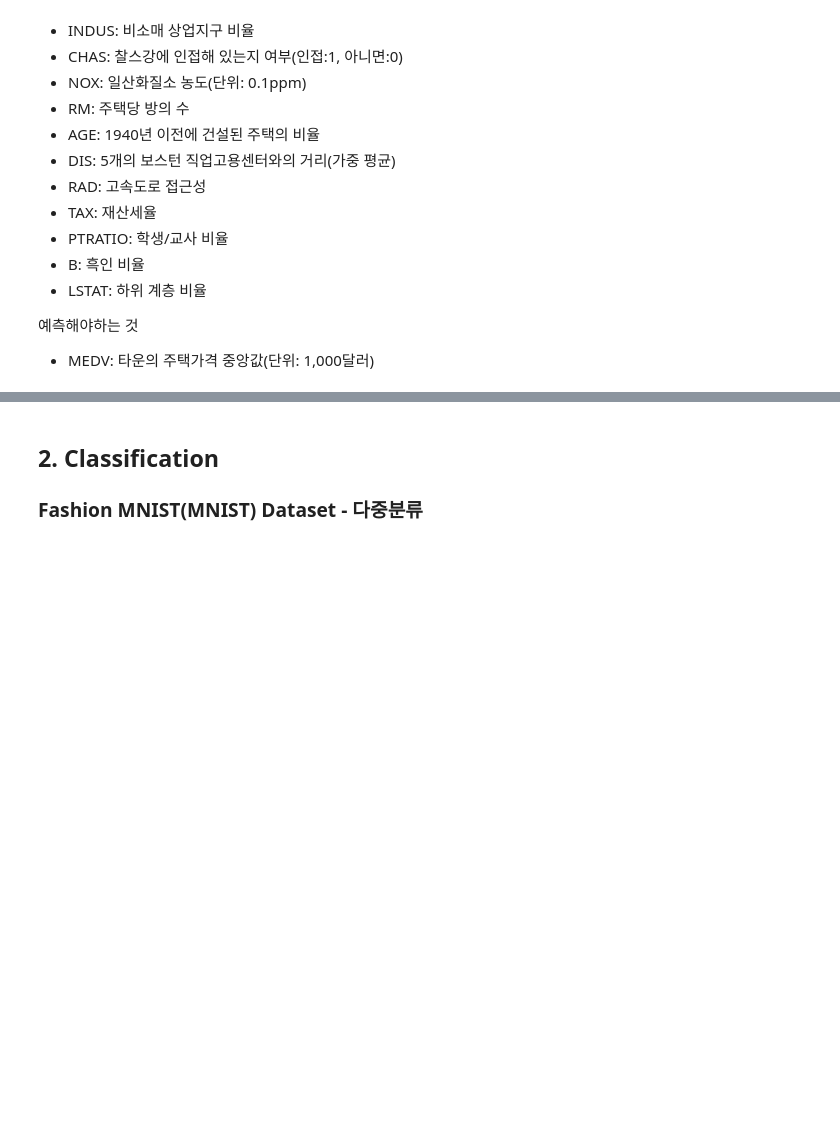
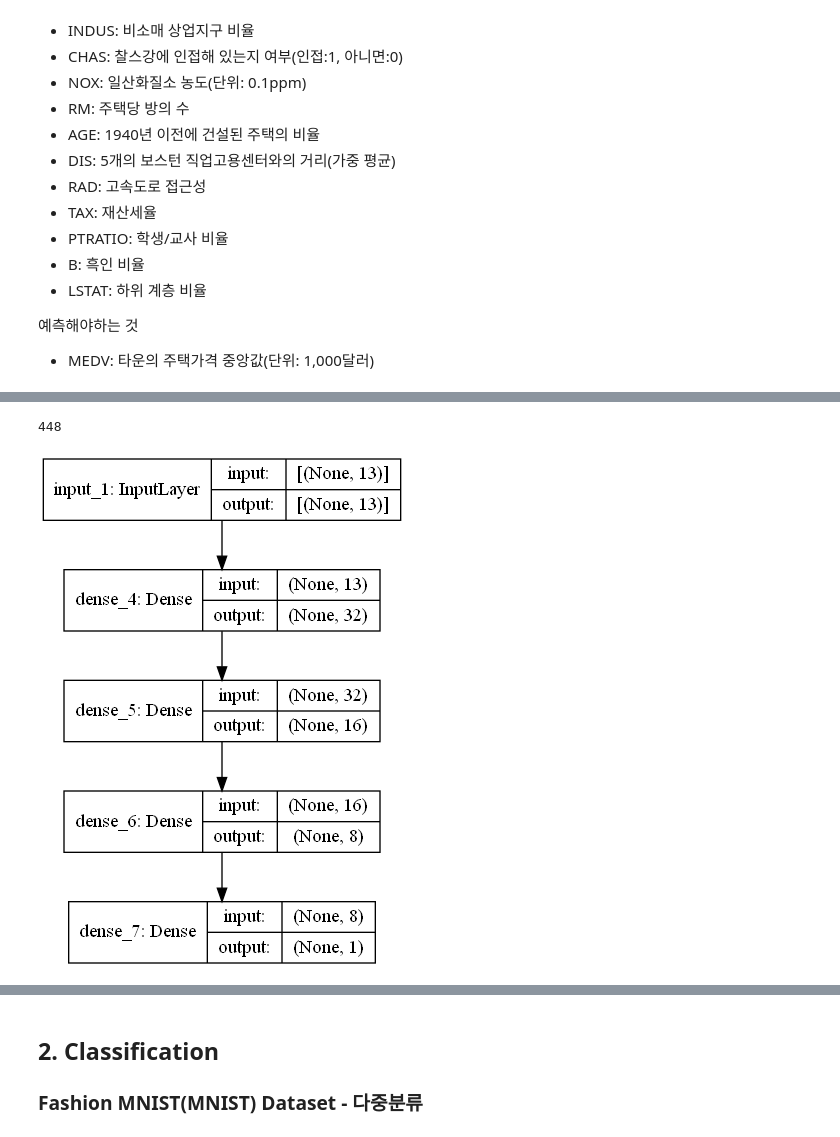
Before and after one commit to sujeong-jang-creator/jcrystal, a Jupyter notebook: 14.DeepLearning/04_DNN_분류_회귀.ipynb, the cells around one changed output, grey strips where cells are left out. Drawn from its saved outputs; the diff is of its cells as text; code cells hidden in the pictures; blank space fills up the shorter version.

```diff
--- a/14.DeepLearning/04_DNN_분류_회귀.ipynb
+++ b/14.DeepLearning/04_DNN_분류_회귀.ipynb
@@ -203,0 +357,5 @@ tf.Tensor([3 5 0 4 8], shape=(5,), dtype=int32)
+# %%
+# 데이터를 로딩
+(train_X, train_y), (test_X, test_y) = keras.datasets.boston_housing.load_data()
+print(train_X.shape, test_X.shape)
+print(train_y.shape, test_y.shape)
@@ -203,0 +411,30 @@ tf.Tensor([3 5 0 4 8], shape=(5,), dtype=int32)
+# %%
+# 모델(네트워크)를 정의하는 함수
+def create_housing_model():
+    # 모델 생성
+    model = keras.Sequential()
+#     model = keras.models.Sequential() : 위에거랑 같은데 이게 옛날버전임. 참고!
+
+    # 모델에  Layer들을 추가
+    model.add(layers.InputLayer((13,)))
+#     model.add(layers.Dense(units=32, activation="relu"))
+
+    '''
+    첫번째 Hidden Layer에 input_shape를 지정할 수 있다.
+         DenseLayer : units 개수는 2배수를 사용. top으로 갈수록 개수를 줄여나간다.
+    '''
+
+    model.add(layers.Dense(units=32, activation="relu", input_shape=(13,)))
+
+# 밑에거는 input_shape 지정안함. input_shape는 하나의 노드에 몇개 들어오는지 정해주는 건데,
+#     처음모델에서 13개 지정했고 그 다음순서가 아래 레이어니까 안정해줌. 첫번째 레이어에만 정해줌.
+    model.add(layers.Dense(units=16, activation="relu"))
+    model.add(layers.Dense(units=8, activation="relu"))
+
+    # **출력레이어 : 회귀** - units수: 1(추론할 값이 1개), 활성함수:None
+    model.add(layers.Dense(units=1))
+
+    return model
+# %%
+model = create_housing_model()
+print(model)
@@ -203,0 +463,13 @@ tf.Tensor([3 5 0 4 8], shape=(5,), dtype=int32)
+# %%
+# 레이어당 파라미터의 개수
+# 1 노드 : input 속성수 + 1
+# input 속성수 * unit수 + unit수(bias의 개수)
+13 * 32 + 32
+# %% [output]
+448
+# %%
+# 모델 구조를 그래프로 확인
+# to_file은 파일경로(절대, 상대)를 지정. 생략
+keras.utils.plot_model(model, show_shapes=True, to_file='housing_model.png')
+# %% [output]
+[figure, added]
```
Also changed, not shown: parts of 85 cells of this notebook, 18 other files.
